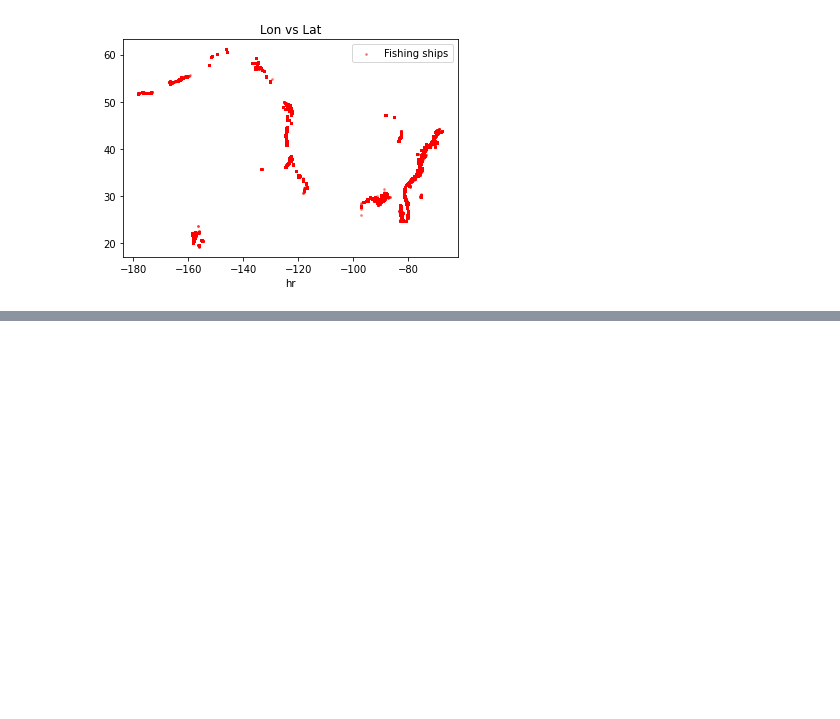
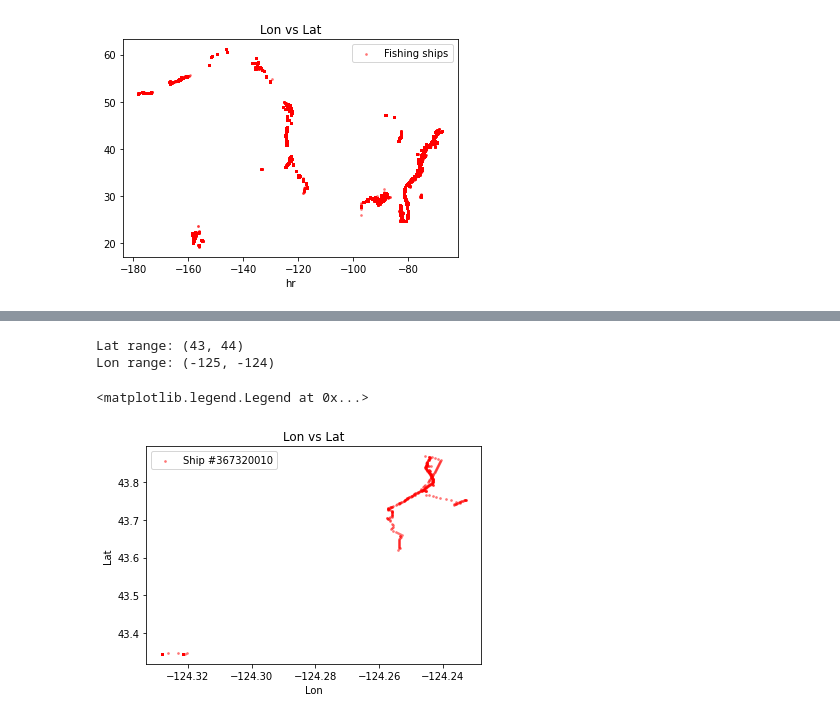
Before and after one commit to asean-india-hackathon-team-4/data-visualization, a Jupyter notebook: US Coast Guard Dataset/Visualizing Single Day Data.ipynb, the cells around one changed output, grey strips where cells are left out. Saved outputs shown, nothing was run; the diff lists cells and outputs as text; code cells hidden in the pictures; blank space fills up the shorter version.

```diff
--- a/US Coast Guard Dataset/Visualizing Single Day Data.ipynb
+++ b/US Coast Guard Dataset/Visualizing Single Day Data.ipynb
@@ -94,0 +98,10 @@ plt.show()
+# %%
+fishing_mmsis = fishing_ships['MMSI'].unique()
+ship_x_id = fishing_mmsis[0]
+# ship_y_id = fishing_mmsis[350]
+print(ship_x_id)
+
+ship_x = fishing_ships[fishing_ships['MMSI'] == ship_x_id]
+# ship_y = fishing_ships[fishing_ships['MMSI'] == ship_y_id]
+
+ship_x
@@ -94,0 +123,30 @@ plt.show()
+# %%
+# llat = math.floor(min(min(ship_x['LAT']), min(ship_y['LAT'])))
+# ulat = math.ceil(max(max(ship_x['LAT']), max(ship_y['LAT'])))
+
+# llon = math.floor(min(min(ship_x['LON']), min(ship_y['LON'])))
+# ulon = math.ceil(max(max(ship_x['LON']), max(ship_y['LON'])))
+
+llat = math.floor(min(ship_x['LAT']))
+ulat = math.ceil(max(ship_x['LAT']))
+
+llon = math.floor(min(ship_x['LON']))
+ulon = math.ceil(max(ship_x['LON']))
+
+print(f'Lat range: ({llat}, {ulat})')
+print(f'Lon range: ({llon}, {ulon})')
+# %% [output]
+Lat range: (43, 44)
+Lon range: (-125, -124)
+# %%
+xlat_array, xlon_array = ship_x['LAT'], ship_x['LON']
+ylat_array, ylon_array = ship_y['LAT'], ship_y['LON']
+
+plt.figure()
+plt.scatter(xlon_array, xlat_array, c='red', s=np.pi, alpha=0.4, label=f'Ship #{ship_x_id}')
+# plt.scatter(ylon_array, ylat_array, c='blue', s=np.pi, alpha=0.4, label=f'Ship #{ship_x_id}')
+plt.title("Lon vs Lat"), plt.xlabel('Lon'), plt.ylabel('Lat')
+plt.legend()
+# %% [output]
+<matplotlib.legend.Legend at 0x...>
+[figure, added]
```
Also changed, not shown: parts of 6 cells of this notebook, 1 other file.
